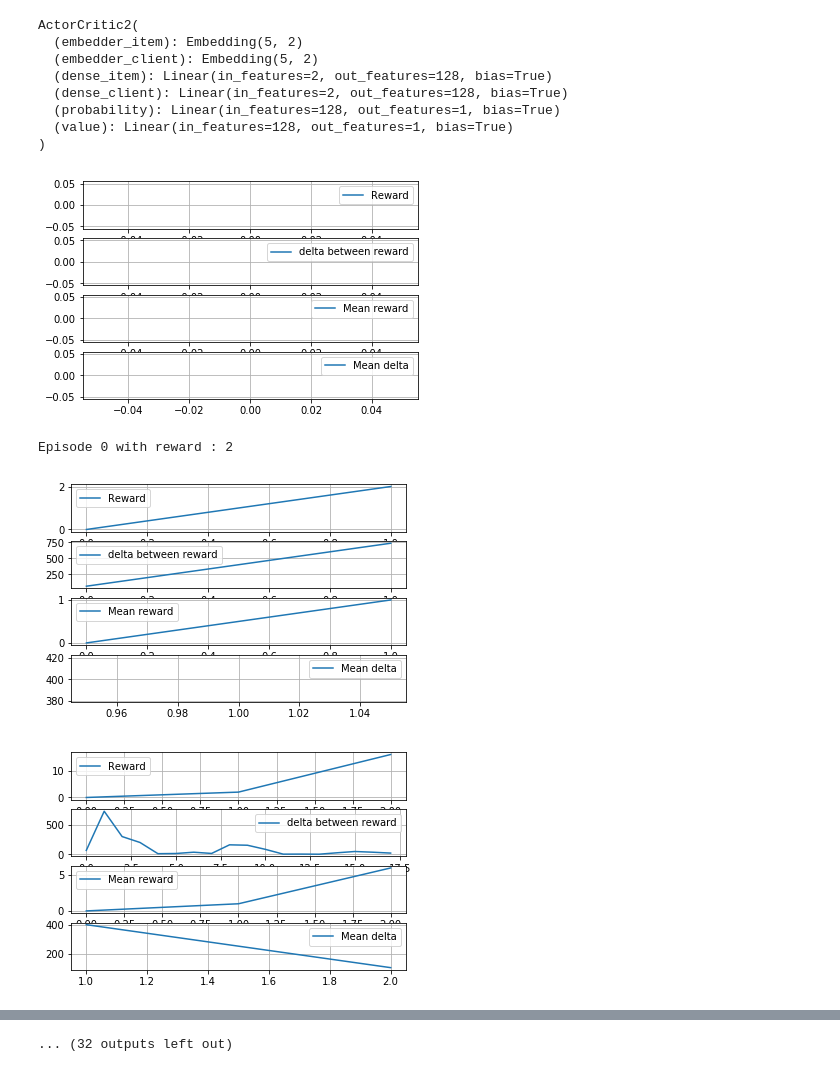
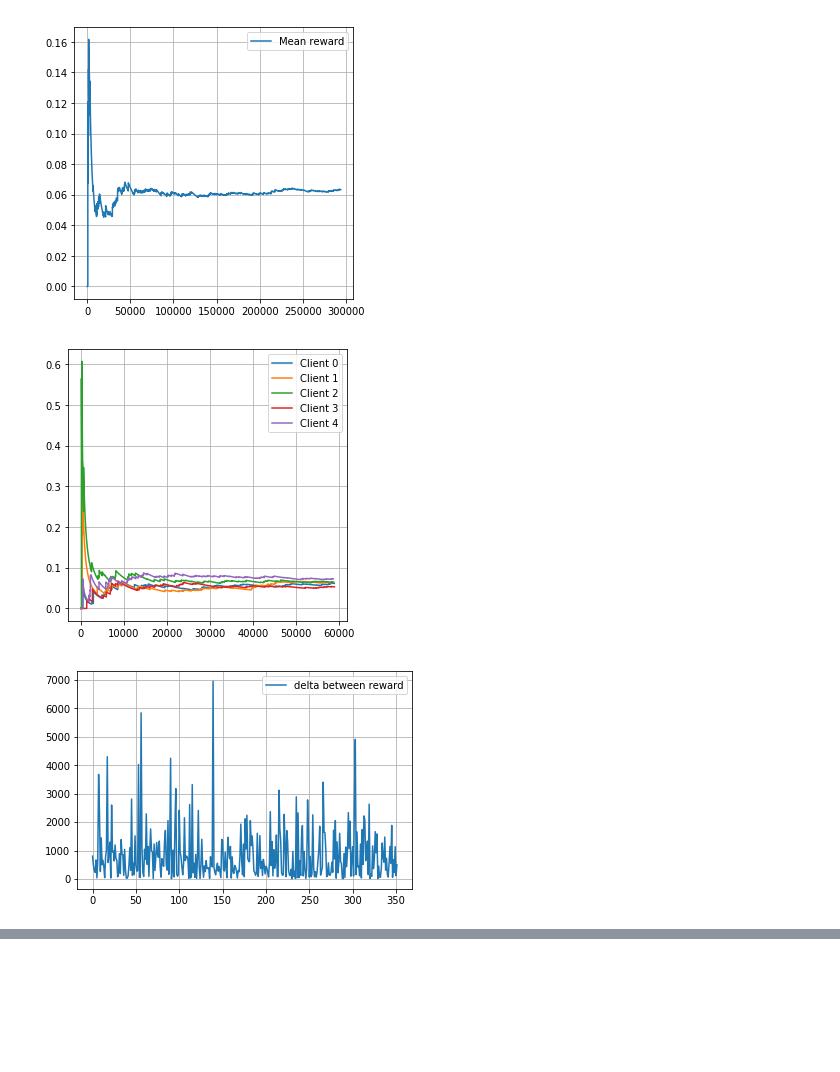
Before and after one commit to Angelaben/Thesis-RL_VP, a Jupyter notebook: Agent/RecommenderMono_NS_NC.ipynb, the cells around one changed output, grey strips where cells are left out. Saved outputs shown, nothing was run; the diff lists cells and outputs as text; code cells hidden in the pictures; blank space fills up the shorter version.

```diff
--- a/Agent/RecommenderMono_NS_NC.ipynb
+++ b/Agent/RecommenderMono_NS_NC.ipynb
@@ -11,10 +11,10 @@ from torch.distributions import Categorical
 import matplotlib.pyplot as plt
 from IPython.display import clear_output
 from Environment.BanditEnvironment_NON_stationary import BanditEnvironment_Non_stationary as env_generator
-
+from Tools import Logger
 n_feature_item = 3
 n_feature_client = 3
-range_price = 10
+range_price = 100
 range_color = 5
 n_client = 5
 n_item = 5
@@ -75,7 +75,8 @@ class Runner() :
         self.n_episode = n_episode
         self.batch_size = 32
         self.epsilon = np.finfo(np.float32).eps.item()
-
+        self.logger = Logger.Logger(n_client)
+        return
     def select_action(self, state) :
         probs, value = self.model(state)
         # On recupere une proba 5x5
@@ -118,6 +119,7 @@ class Runner() :
         ep_reward_cumul = []
         mean_delta = []
         mean_log = []
+        opti_printer = []
         delay = 1000
         for i_episode in range(self.n_episode) :
             client_id, items = self.env.reset()
@@ -126,61 +128,40 @@ class Runner() :
             mean_log.append(np.mean(ep_reward_cumul))
 
             clear_output(True)
-            plt.subplot(411)
-            plt.plot(ep_reward_cumul, label = "Reward")
-            plt.legend()
-            plt.grid()
-            plt.subplot(412)
+            self.logger.plot()
+
+
             plt.plot(cumulator, label = "delta between reward")
             plt.legend()
             plt.grid()
-            plt.subplot(413)
-            plt.plot(mean_log, label = "Mean reward")
-            plt.legend()
-            plt.grid()
-            plt.subplot(414)
-            plt.plot(mean_delta, label = "Mean delta")
-            plt.legend()
-            plt.grid()
-
             plt.show()
-
             ep_reward = 0
             for t in range(delay) :  # Collect trajectoire
                 # state = [client.get_properties[1], list_item, client_id]
                 state = [client_id, items]
                 action = self.select_action(state)
                 client_id, items, reward = env.step_mono_recommendation(action)
                 if reward > 0 :
                     delta = t + i_episode * delay - last_reward
                     cumulator.append(delta)
-
                     last_reward = t + i_episode * delay
                 ep_reward += reward
                 rewards.append(reward)
+                self.logger.add_reward_client(reward, client_id)
             self.replay(rewards)
             rewards = []
             if i_episode % self.log_delay == 0 :
                 print("Episode {} with reward : {}".format(i_episode, ep_reward))
 
 
 if __name__ == '__main__' :
     env = env_generator(n_client = n_client, n_item = n_item, nb_color = range_color, range_price = range_price)
     torch.manual_seed(42)
     runner = Runner(env)
     runner.run()
 
 ## TODO / essayer avec DQN
 # %% [output]
-ActorCritic2(
-  (embedder_item): Embedding(5, 2)
-  (embedder_client): Embedding(5, 2)
-  (dense_item): Linear(in_features=2, out_features=128, bias=True)
-  (dense_client): Linear(in_features=2, out_features=128, bias=True)
-  (probability): Linear(in_features=128, out_features=1, bias=True)
-  (value): Linear(in_features=128, out_features=1, bias=True)
-)
-[figure, old version]
+[figure, new version]
-Episode 0 with reward : 2
-[figure, old version]
+[figure, new version]
-[figure, old version]
+[figure, new version]
@@ -194 +167,0 @@ Episode 0 with reward : 2
-... (32 outputs left out)
```
Also changed, not shown: parts of 4 cells of this notebook, 6 other files.
